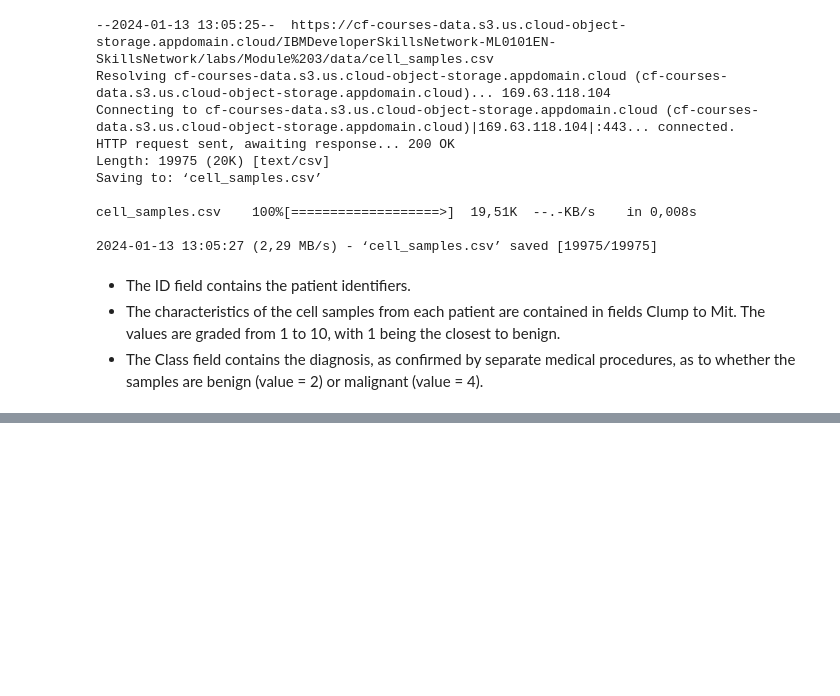
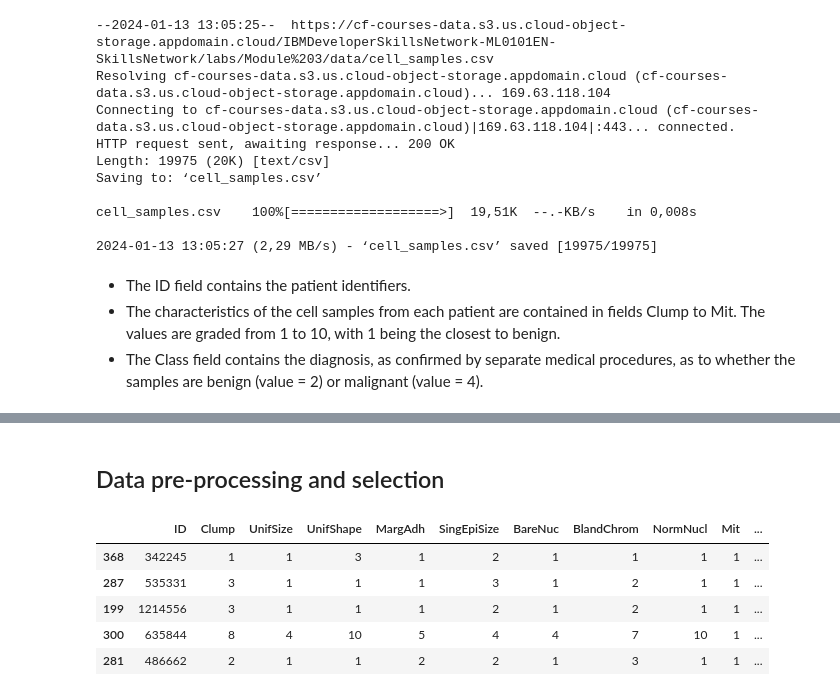
Before and after one commit to Ada-Lovelace-Akademi/data-science, a Jupyter notebook: week-8/9-support-vector-machines.ipynb, the cells around one changed output, grey strips where cells are left out. Saved outputs shown, nothing was run; the diff lists cells and outputs as text; code cells hidden in the pictures; blank space fills up the shorter version.

```diff
--- a/week-8/9-support-vector-machines.ipynb
+++ b/week-8/9-support-vector-machines.ipynb
@@ -34,0 +66,11 @@ cell_df.head()
+# %% [markdown]
+## Data pre-processing and selection
+# %%
+cell_df.sample(5)
+# %% [output]
+|  | ID | Clump | UnifSize | UnifShape | MargAdh | SingEpiSize | BareNuc | BlandChrom | NormNucl | Mit | ... |
+| 368 | 342245 | 1 | 1 | 3 | 1 | 2 | 1 | 1 | 1 | 1 | ... |
+| 287 | 535331 | 3 | 1 | 1 | 1 | 3 | 1 | 2 | 1 | 1 | ... |
+| 199 | 1214556 | 3 | 1 | 1 | 1 | 2 | 1 | 2 | 1 | 1 | ... |
+| 300 | 635844 | 8 | 4 | 10 | 5 | 4 | 4 | 7 | 10 | 1 | ... |
+| 281 | 486662 | 2 | 1 | 1 | 2 | 2 | 1 | 3 | 1 | 1 | ... |
```
Also changed, not shown: parts of 21 cells of this notebook.
